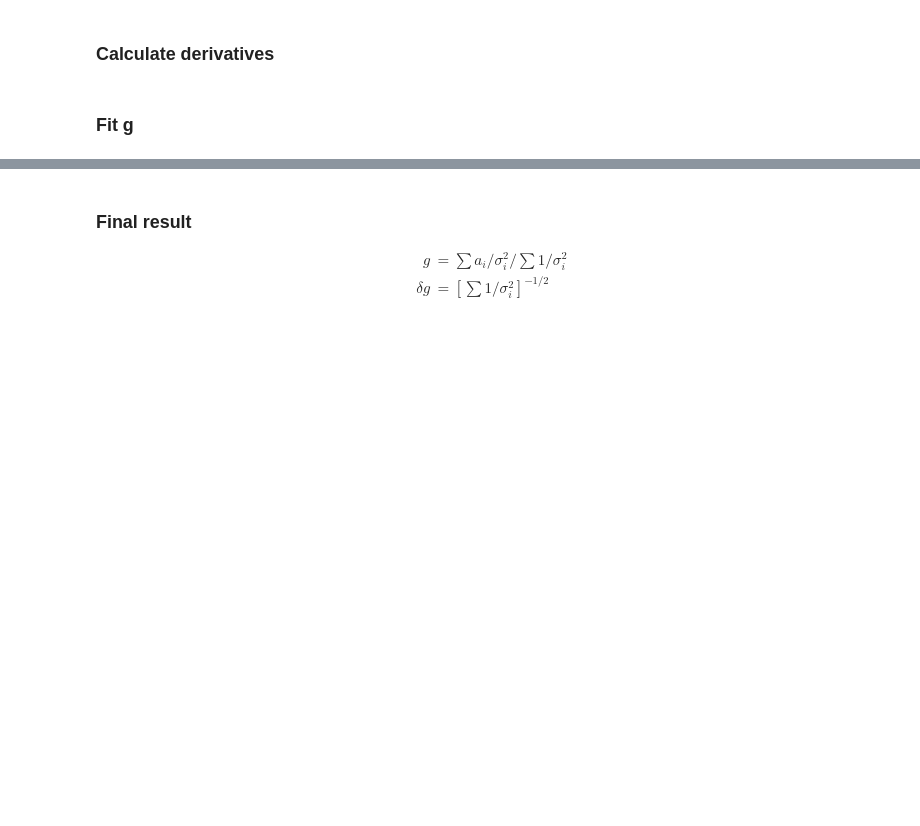
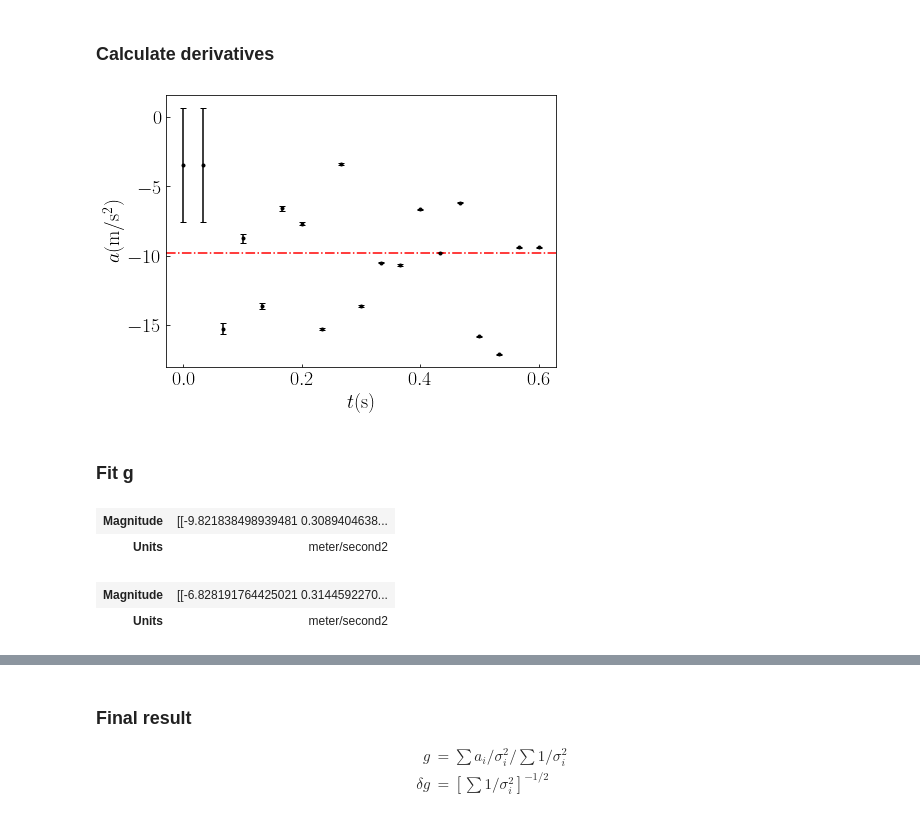
Before and after one commit to rwhitehill/CompPhys22_Spring2022, a Jupyter notebook: Final/analysis.ipynb, the cells around one changed output, grey strips where cells are left out. Saved outputs shown, nothing was run; the diff lists cells and outputs as text; code cells hidden in the pictures; blank space fills up the shorter version.

Commit message:
update analysis with data

```diff
--- a/Final/analysis.ipynb
+++ b/Final/analysis.ipynb
@@ -169,16 +169,24 @@ def get_a_w_error(f,f_err):
 
     return a_mean,a_error
 # %%
-# a = second_derivative(drop_data['red']['pos'][0])#,drop_data['red']['err'][0])
-# a = get_a_w_error(drop_data['red']['pos'][0],drop_data['red']['err'][0])
+a = second_derivative(drop_data['red']['pos'][0])#,drop_data['red']['err'][0])
+a = get_a_w_error(drop_data['red']['pos'][0],drop_data['red']['err'][0])
 # %%
 ### error blows up for first two points
 ### likely to do with large relative error in position
 # a[1]
 # %%
-# plt.errorbar(np.arange(0,len(a[0])),a[0].magnitude,yerr=a[1].to('m/s**2').magnitude,fmt='k.',dash_capstyle='butt',capsize=3)
-# plt.axhline(y=-9.8)
-# plt.show()
+fig,ax = plt.subplots(nrows=1,ncols=1,figsize=(7,5))
+
+ax.errorbar(frame_rate.magnitude*np.arange(0,len(a[0])),a[0].magnitude,yerr=a[1].to('m/s**2').magnitude,fmt='k.',dash_capstyle='butt',capsize=3)
+ax.axhline(y=-9.8,color='r',linestyle='-.')
+ax.set_xlabel(r'$t ({:Lx})$'.format(frame_rate.units),size=20)
+ax.set_ylabel(r'$a ({:Lx})$'.format(a[0].units),size=20)
+ax.tick_params(axis='both',which='major',direction='in',labelsize=20)
+
+plt.show()
+# %% [output]
+[figure, added]
 # %% [markdown]
 ### Fit g
 # %%
@@ -208,8 +216,14 @@ for key in drop_data.keys():
     g_fits[key] = Q_(np.array(g_fits[key]),'m/s**2')
 # %%
 g_fits['red']
+# %% [output]
+| Magnitude | [[-9.821838498939481 0.3089404638... |
+| Units | meter/second2 |
 # %%
 g_fits['base']
+# %% [output]
+| Magnitude | [[-6.828191764425021 0.3144592270... |
+| Units | meter/second2 |
 # %%
 f = lambda g_,t: g_*t**2.0/2.0
 
```
Also changed, not shown: parts of 11 cells of this notebook, 1 other file.
